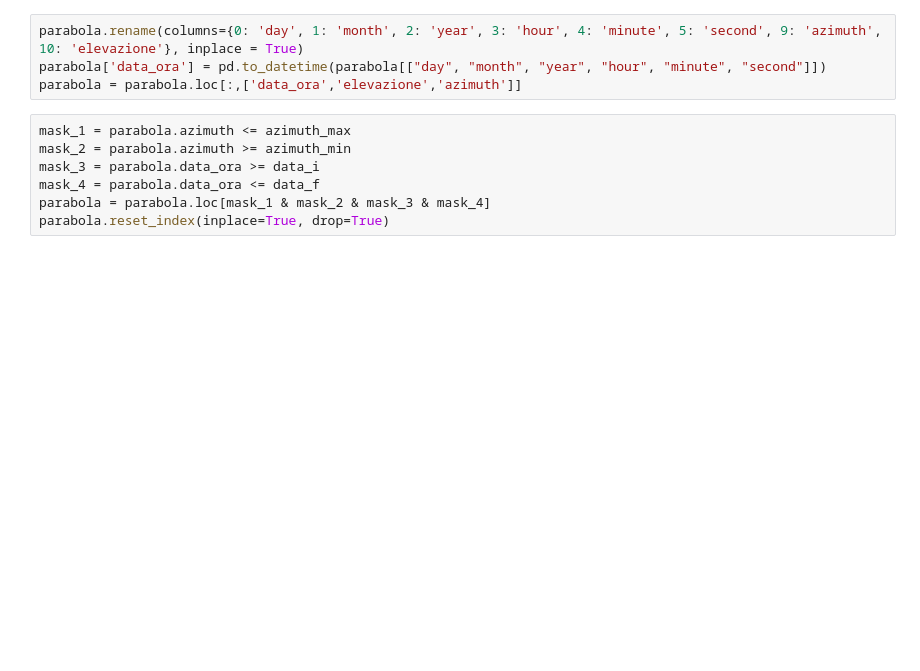
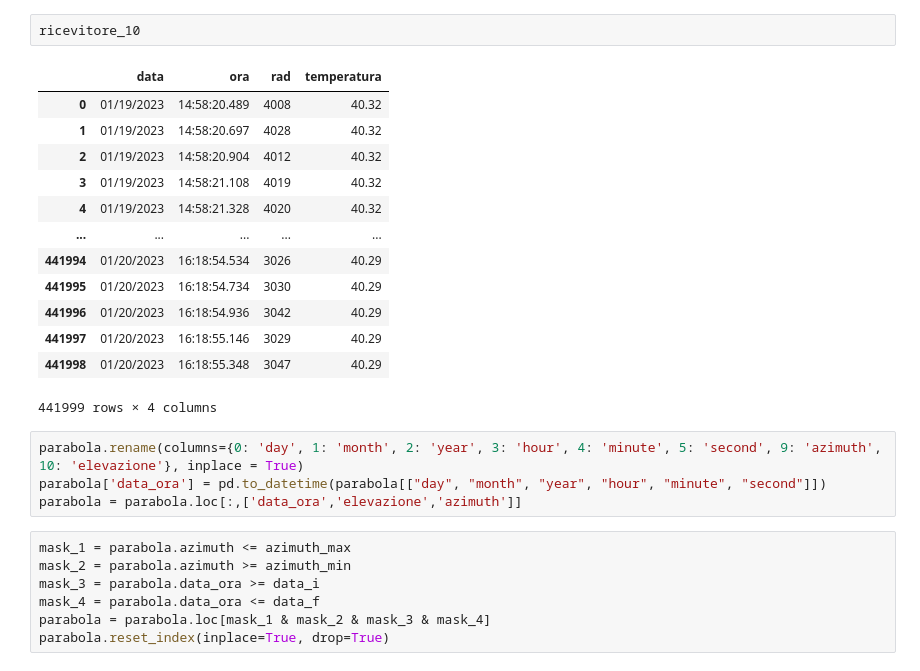
Before and after one commit to sofia84/astrosofia, a Jupyter notebook: 2023_01_20.ipynb, the cells around one changed output. Cells and saved outputs as stored; diff of their text form; blank space fills up the shorter version.

```diff
--- a/2023_01_20.ipynb
+++ b/2023_01_20.ipynb
@@ -31,3 +45,19 @@ FileNotFoundError: [Errno 2] No such file or directory: './10GHz_2023-01-19_20.t
+# %%
+ricevitore_10
+# %% [output]
+|  | data | ora | rad | temperatura |
+| 0 | 01/19/2023 | 14:58:20.489 | 4008 | 40.32 |
+| 1 | 01/19/2023 | 14:58:20.697 | 4028 | 40.32 |
+| 2 | 01/19/2023 | 14:58:20.904 | 4012 | 40.32 |
+| 3 | 01/19/2023 | 14:58:21.108 | 4019 | 40.32 |
+| 4 | 01/19/2023 | 14:58:21.328 | 4020 | 40.32 |
+| ... | ... | ... | ... | ... |
+| 441994 | 01/20/2023 | 16:18:54.534 | 3026 | 40.29 |
+| 441995 | 01/20/2023 | 16:18:54.734 | 3030 | 40.29 |
+| 441996 | 01/20/2023 | 16:18:54.936 | 3042 | 40.29 |
+| 441997 | 01/20/2023 | 16:18:55.146 | 3029 | 40.29 |
+| 441998 | 01/20/2023 | 16:18:55.348 | 3047 | 40.29 |
+441999 rows × 4 columns
 # %%
 parabola.rename(columns={0: 'day', 1: 'month', 2: 'year', 3: 'hour', 4: 'minute', 5: 'second', 9: 'azimuth', 10: 'elevazione'}, inplace = True)
 parabola['data_ora'] = pd.to_datetime(parabola[["day", "month", "year", "hour", "minute", "second"]])
```
Also changed, not shown: parts of 14 cells of this notebook.
